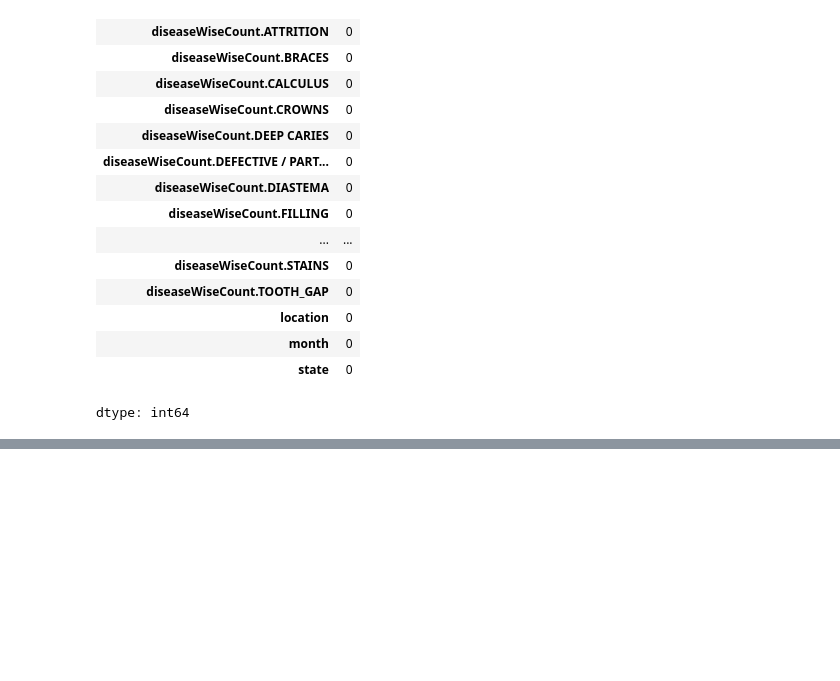
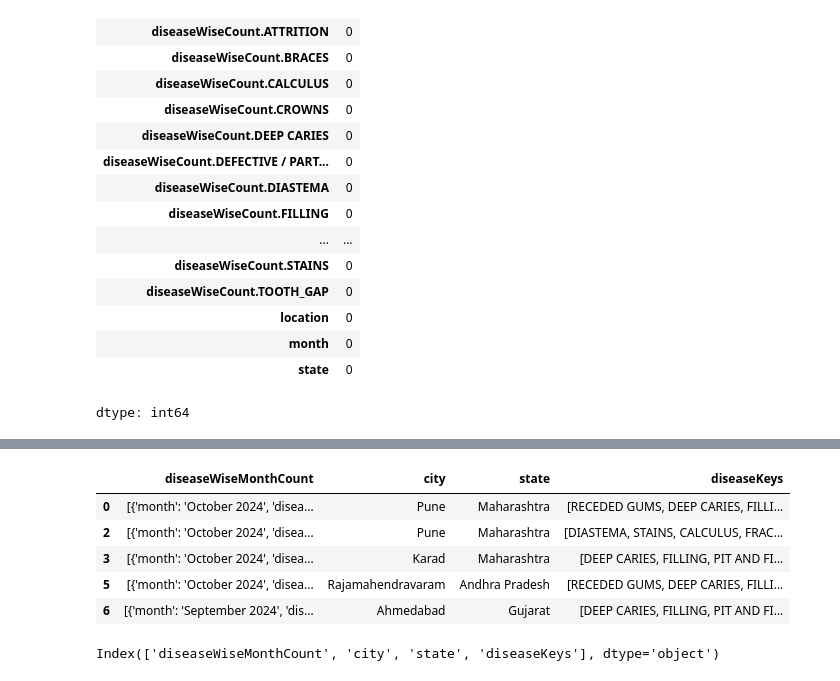
Before and after one commit to tejas-p-28/scano_data_analysis, a Jupyter notebook: scano_data.ipynb, the cells around one changed output, grey strips where cells are left out. Drawn from its saved outputs; the diff is of its cells as text; code cells hidden in the pictures; blank space fills up the shorter version.

```diff
--- a/scano_data.ipynb
+++ b/scano_data.ipynb
@@ -498,0 +740,2 @@ disease.to_csv('disease_data.csv', index = False)
+# %%
+city.dropna(inplace=True)
@@ -498,0 +751,13 @@ disease.to_csv('disease_data.csv', index = False)
+# %%
+city.head()
+# %% [output]
+|  | diseaseWiseMonthCount | city | state | diseaseKeys |
+| 0 | [{'month': 'October 2024', 'disea... | Pune | Maharashtra | [RECEDED GUMS, DEEP CARIES, FILLI... |
+| 2 | [{'month': 'October 2024', 'disea... | Pune | Maharashtra | [DIASTEMA, STAINS, CALCULUS, FRAC... |
+| 3 | [{'month': 'October 2024', 'disea... | Karad | Maharashtra | [DEEP CARIES, FILLING, PIT AND FI... |
+| 5 | [{'month': 'October 2024', 'disea... | Rajamahendravaram | Andhra Pradesh | [RECEDED GUMS, DEEP CARIES, FILLI... |
+| 6 | [{'month': 'September 2024', 'dis... | Ahmedabad | Gujarat | [DEEP CARIES, FILLING, PIT AND FI... |
+# %%
+city.columns
+# %% [output]
+Index(['diseaseWiseMonthCount', 'city', 'state', 'diseaseKeys'], dtype='object')
```
Also changed, not shown: parts of 59 cells of this notebook, 3 other files.
